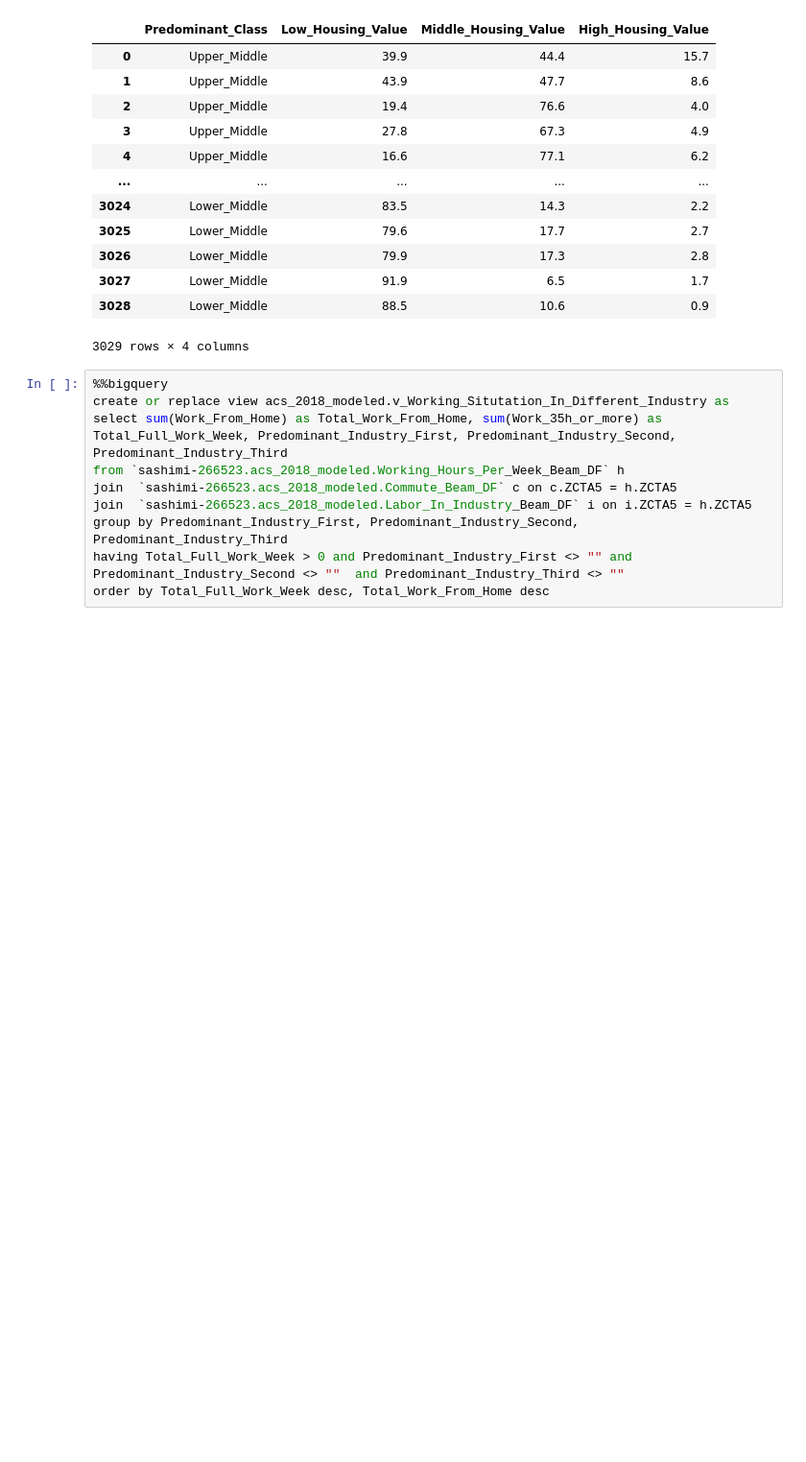
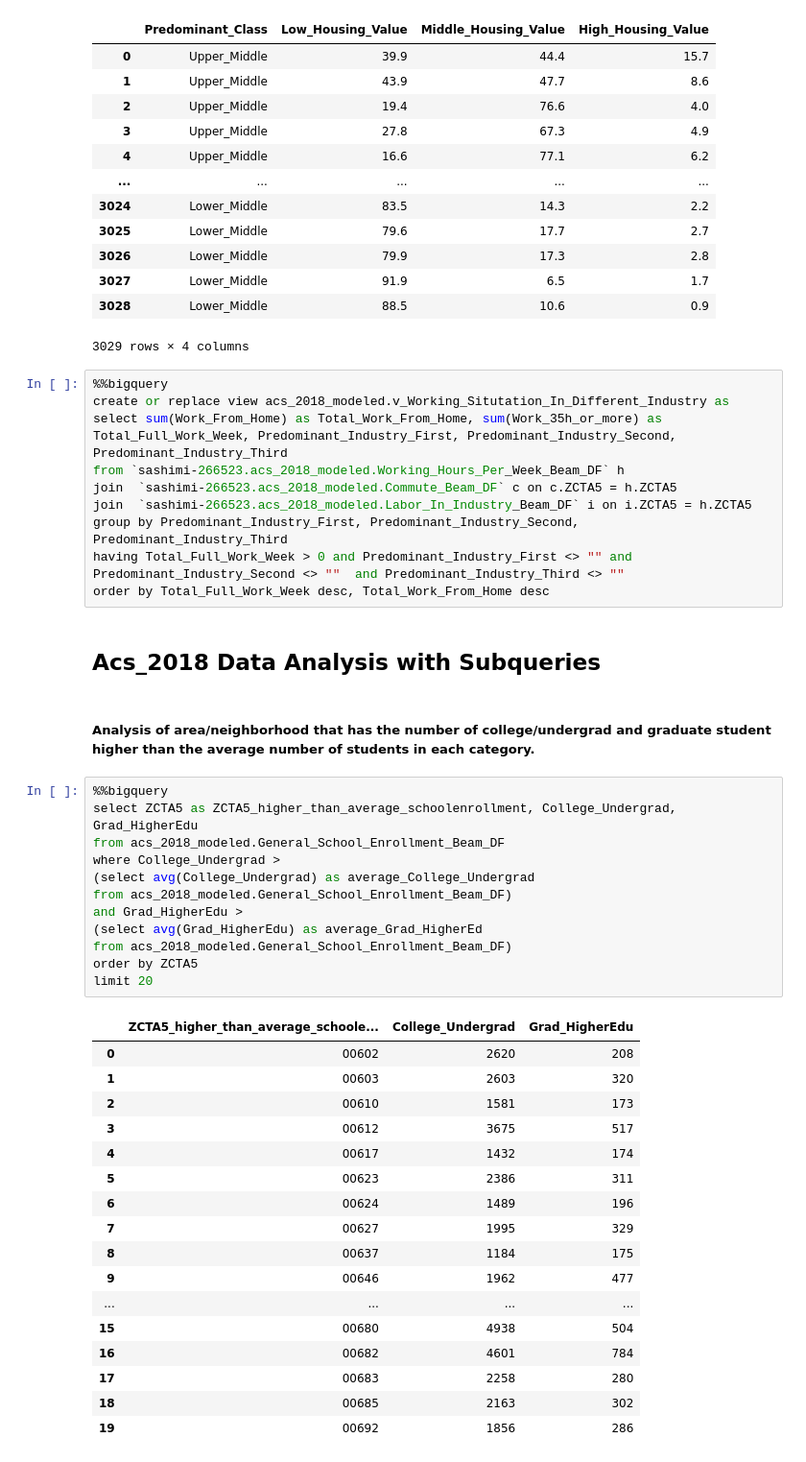
Before and after one commit to xindixu/US-demographic-analysis, a Jupyter notebook: primary-data/acs_2018_analysis.ipynb, the cells around one changed output. Shown at 96% size. Cells and saved outputs as stored; diff of their text form; blank space fills up the shorter version.

```diff
--- a/primary-data/acs_2018_analysis.ipynb
+++ b/primary-data/acs_2018_analysis.ipynb
@@ -330,3 +330,37 @@ join  `sashimi-266523.acs_2018_modeled.Labor_In_Industry_Beam_DF` i on i.ZCTA5 =
 group by Predominant_Industry_First, Predominant_Industry_Second, Predominant_Industry_Third
 having Total_Full_Work_Week > 0 and Predominant_Industry_First <> "" and Predominant_Industry_Second <> ""  and Predominant_Industry_Third <> ""
 order by Total_Full_Work_Week desc, Total_Work_From_Home desc
+# %% [markdown]
+## Acs_2018 Data Analysis with Subqueries
+# %% [markdown]
+##### Analysis of area/neighborhood that has the number of college/undergrad and graduate student higher than the average number of students in each category.
+# %%
+%%bigquery
+select ZCTA5 as ZCTA5_higher_than_average_schoolenrollment, College_Undergrad, Grad_HigherEdu
+from acs_2018_modeled.General_School_Enrollment_Beam_DF
+where College_Undergrad >
+(select avg(College_Undergrad) as average_College_Undergrad
+from acs_2018_modeled.General_School_Enrollment_Beam_DF)
+and Grad_HigherEdu >
+(select avg(Grad_HigherEdu) as average_Grad_HigherEd
+from acs_2018_modeled.General_School_Enrollment_Beam_DF)
+order by ZCTA5
+limit 20
+# %% [output]
+|  | ZCTA5_higher_than_average_schoole... | College_Undergrad | Grad_HigherEdu |
+| 0 | 00602 | 2620 | 208 |
+| 1 | 00603 | 2603 | 320 |
+| 2 | 00610 | 1581 | 173 |
+| 3 | 00612 | 3675 | 517 |
+| 4 | 00617 | 1432 | 174 |
+| 5 | 00623 | 2386 | 311 |
+| 6 | 00624 | 1489 | 196 |
+| 7 | 00627 | 1995 | 329 |
+| 8 | 00637 | 1184 | 175 |
+| 9 | 00646 | 1962 | 477 |
+| ... | ... | ... | ... |
+| 15 | 00680 | 4938 | 504 |
+| 16 | 00682 | 4601 | 784 |
+| 17 | 00683 | 2258 | 280 |
+| 18 | 00685 | 2163 | 302 |
+| 19 | 00692 | 1856 | 286 |
```
Also changed, not shown: parts of 5 cells of this notebook.
